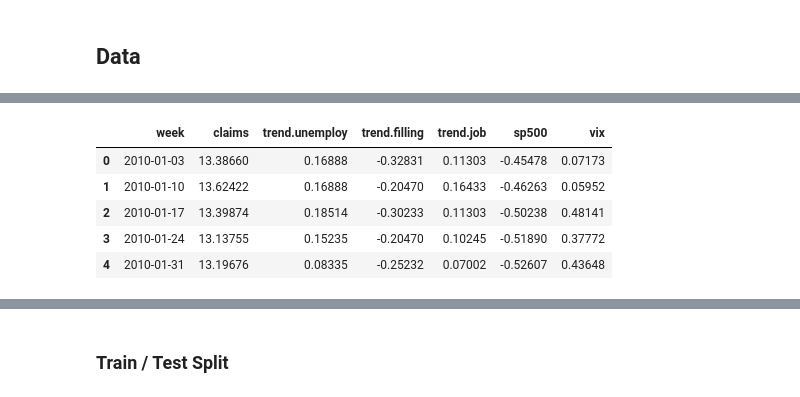
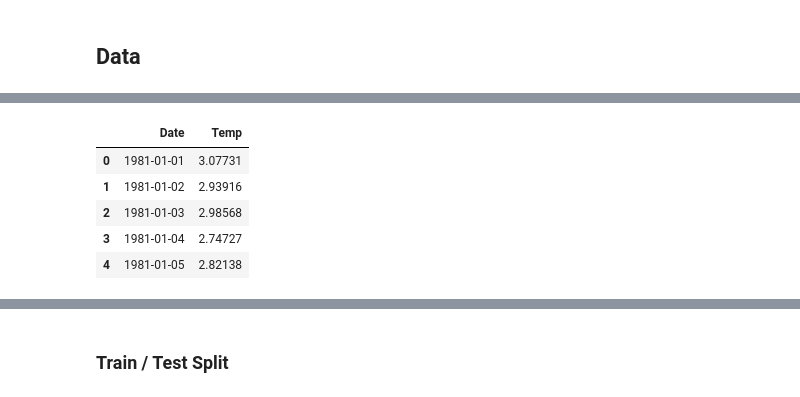
Before and after one commit to pochoi/orbit, a Jupyter notebook: examples/KTR_Example.ipynb, the cells around one changed output, grey strips where cells are left out. Saved outputs shown, nothing was run; the diff lists cells and outputs as text; code cells hidden in the pictures.

```diff
--- a/examples/KTR_Example.ipynb
+++ b/examples/KTR_Example.ipynb
@@ -42,9 +24,0 @@ dtype: object
-# %%
-df.head()
-# %% [output]
-|  | week | claims | trend.unemploy | trend.filling | trend.job | sp500 | vix |
-| 0 | 2010-01-03 | 13.38660 | 0.16888 | -0.32831 | 0.11303 | -0.45478 | 0.07173 |
-| 1 | 2010-01-10 | 13.62422 | 0.16888 | -0.20470 | 0.16433 | -0.46263 | 0.05952 |
-| 2 | 2010-01-17 | 13.39874 | 0.18514 | -0.30233 | 0.11303 | -0.50238 | 0.48141 |
-| 3 | 2010-01-24 | 13.13755 | 0.15235 | -0.20470 | 0.10245 | -0.51890 | 0.37772 |
-| 4 | 2010-01-31 | 13.19676 | 0.08335 | -0.25232 | 0.07002 | -0.52607 | 0.43648 |
@@ -50,0 +38,13 @@ df.head()
+# %%
+df = pd.read_csv("./data/melbourne-daily-min-temperatures.csv", parse_dates=['Date'])
+date_col = 'Date'
+response_col = 'Temp'
+df[response_col] = np.log(1 + df[response_col])
+df.head()
+# %% [output]
+|  | Date | Temp |
+| 0 | 1981-01-01 | 3.07731 |
+| 1 | 1981-01-02 | 2.93916 |
+| 2 | 1981-01-03 | 2.98568 |
+| 3 | 1981-01-04 | 2.74727 |
+| 4 | 1981-01-05 | 2.82138 |
```
Also changed, not shown: parts of 12 cells of this notebook.
